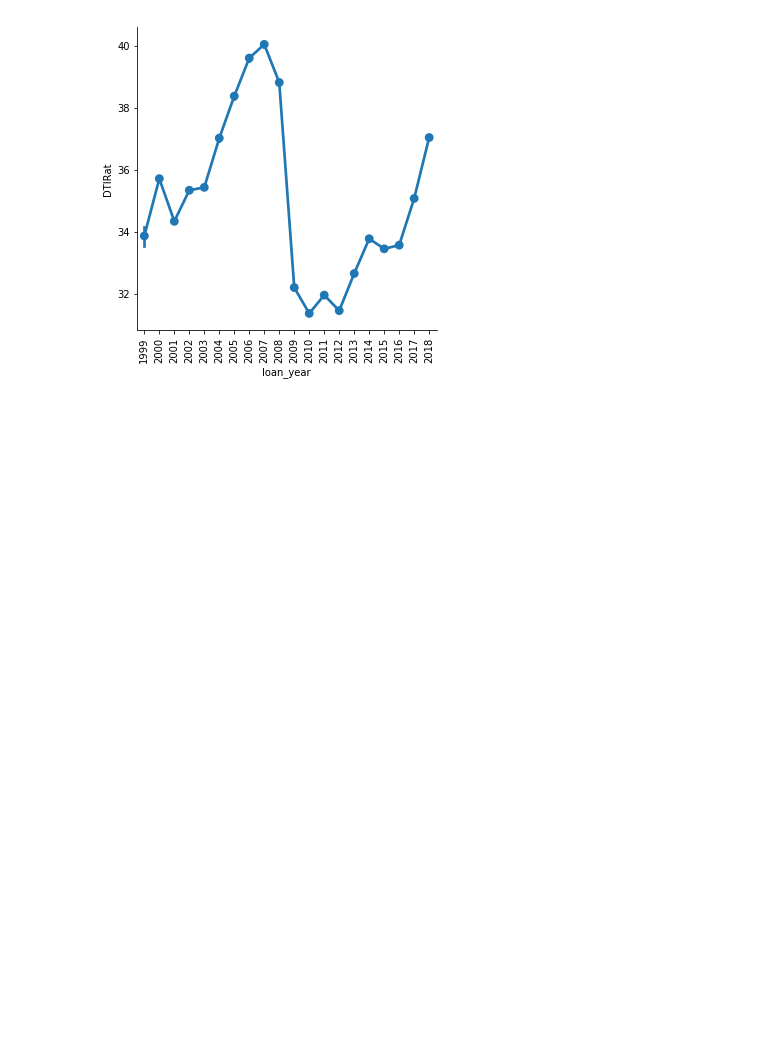
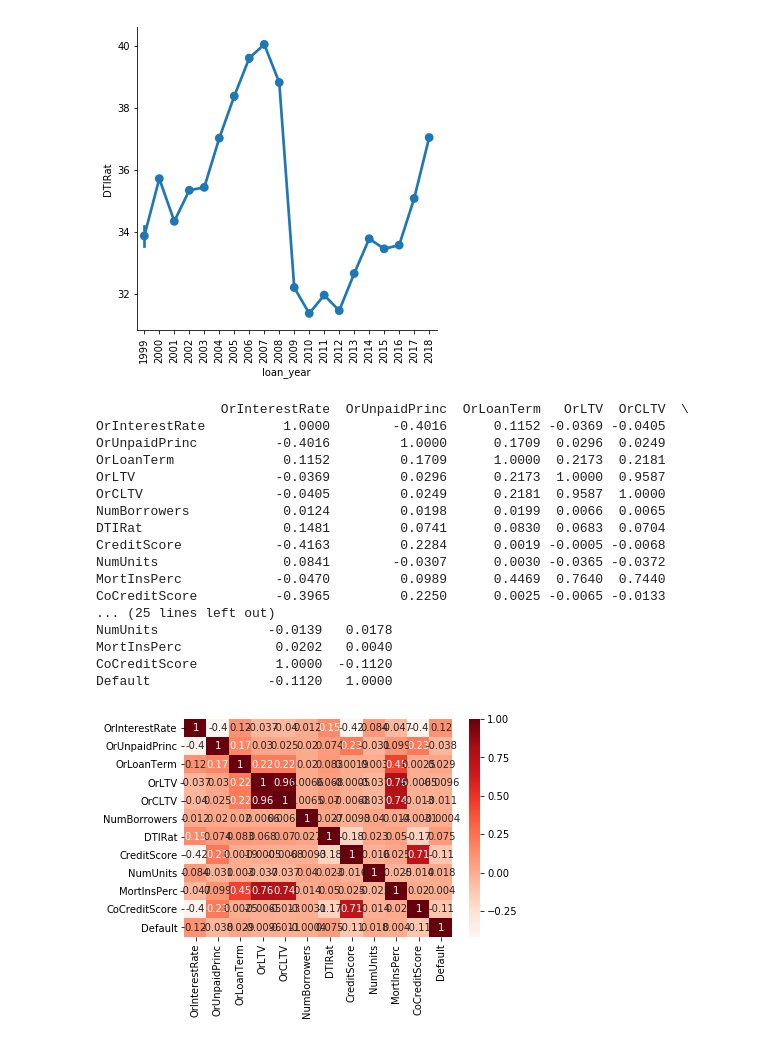
Before and after one commit to YD-Qi/Fannie-Mae-Loan-Project, a Jupyter notebook: Exploratory Data Analysis.ipynb, the cells around one changed output. Cells and saved outputs as stored; diff of their text form; code cells hidden in the pictures; blank space fills up the shorter version.

Commit message:
add feature selection

```diff
--- a/Exploratory Data Analysis.ipynb
+++ b/Exploratory Data Analysis.ipynb
@@ -378,3 +382,33 @@ plt.xticks(rotation=90)
 plt.show()
 # %% [output]
 [figure]
+# %%
+df_num = df.select_dtypes(include=['int', 'float64'])
+# %%
+# Create correlation matrix and print it
+cor = df_num.corr()
+print(cor)
+
+# Correlation matrix heatmap
+plt.figure()
+sns.heatmap(cor, annot=True, cmap=plt.cm.Reds)
+plt.show()
+# %% [output]
+                OrInterestRate  OrUnpaidPrinc  OrLoanTerm   OrLTV  OrCLTV  \
+OrInterestRate          1.0000        -0.4016      0.1152 -0.0369 -0.0405
+OrUnpaidPrinc          -0.4016         1.0000      0.1709  0.0296  0.0249
+OrLoanTerm              0.1152         0.1709      1.0000  0.2173  0.2181
+OrLTV                  -0.0369         0.0296      0.2173  1.0000  0.9587
+OrCLTV                 -0.0405         0.0249      0.2181  0.9587  1.0000
+NumBorrowers            0.0124         0.0198      0.0199  0.0066  0.0065
+DTIRat                  0.1481         0.0741      0.0830  0.0683  0.0704
+CreditScore            -0.4163         0.2284      0.0019 -0.0005 -0.0068
+NumUnits                0.0841        -0.0307      0.0030 -0.0365 -0.0372
+MortInsPerc            -0.0470         0.0989      0.4469  0.7640  0.7440
+CoCreditScore          -0.3965         0.2250      0.0025 -0.0065 -0.0133
+... (25 lines left out)
+NumUnits              -0.0139   0.0178
+MortInsPerc            0.0202   0.0040
+CoCreditScore          1.0000  -0.1120
+Default               -0.1120   1.0000
+[figure, added]
```
Also changed, not shown: parts of 7 cells of this notebook, 2 other files.
